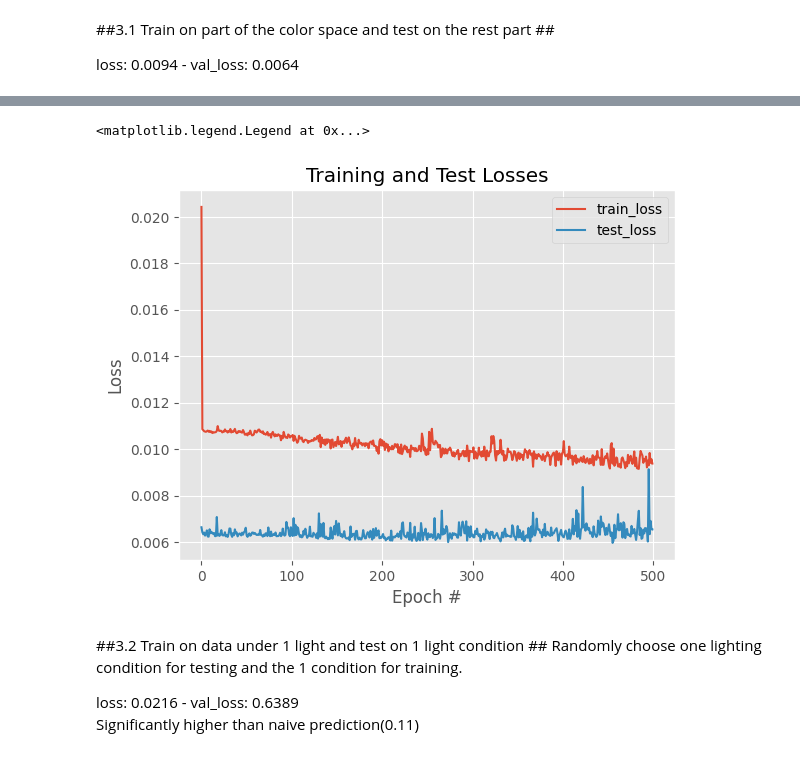
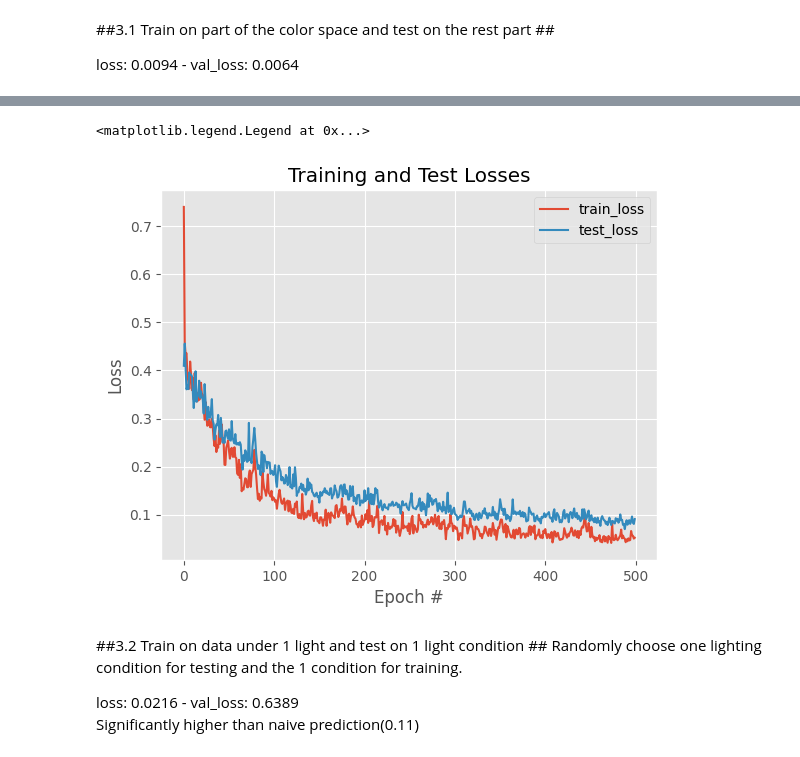
Before and after one commit to Jianfeng0Liu/Color-Difference_Visually-Impaired-People, a Jupyter notebook: Color_Difference_Visually_Impaired_People.ipynb, the cells around one changed output, grey strips where cells are left out. Saved outputs shown, nothing was run; the diff lists cells and outputs as text; code cells hidden in the pictures.

```diff
--- a/Color_Difference_Visually_Impaired_People.ipynb
+++ b/Color_Difference_Visually_Impaired_People.ipynb
@@ -1151,8 +1157,8 @@ val_data = pd.concat([condition1.iloc[val_indices[0]:val_indices[-1]+1, :],
                       condition4.iloc[val_indices[0]:val_indices[-1]+1, :]])
 
 # Convert to numpy arrays
-train_set = np.asarray(train_set).astype(np.float32)
-val_set = np.asarray(val_set).astype(np.float32)
+train_set = np.asarray(train_data).astype(np.float32)
+val_set = np.asarray(val_data).astype(np.float32)
 
 X_train=train_set[:,0:6]
 X_train = X_train.reshape(-1,6,1,1)
@@ -1252,5 +1258,5 @@ Epoch 500/500
 <matplotlib.legend.Legend at 0x...>
-[figure, old version]
+[figure, new version]
 # %% [markdown]
 ##3.2 Train on data under 1 light and test on 1 light condition ##
 Randomly choose one lighting condition for testing and the 1 condition for training.
```
Also changed, not shown: parts of 19 cells of this notebook.
